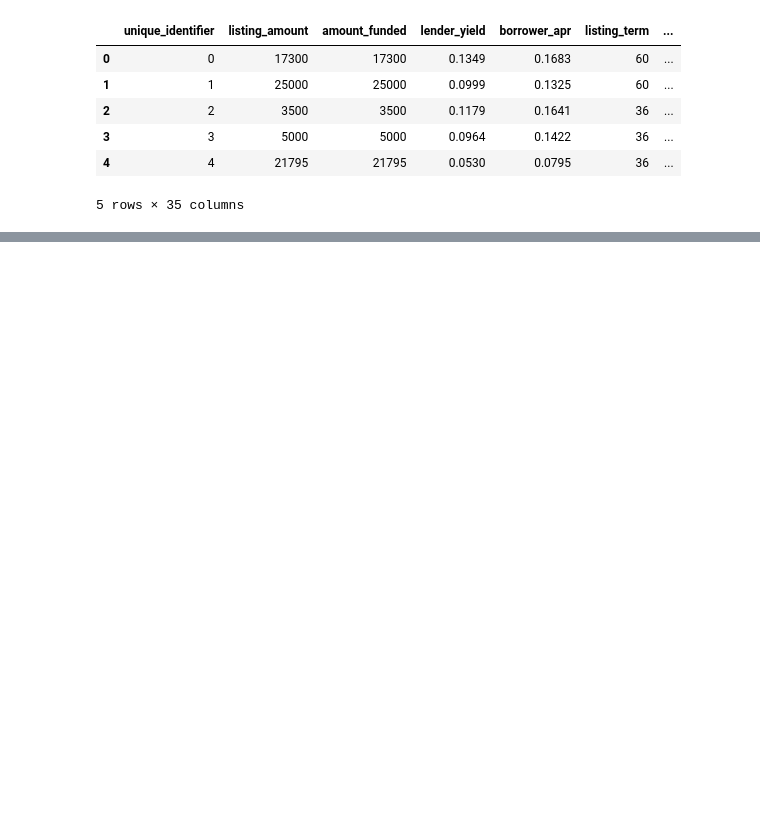
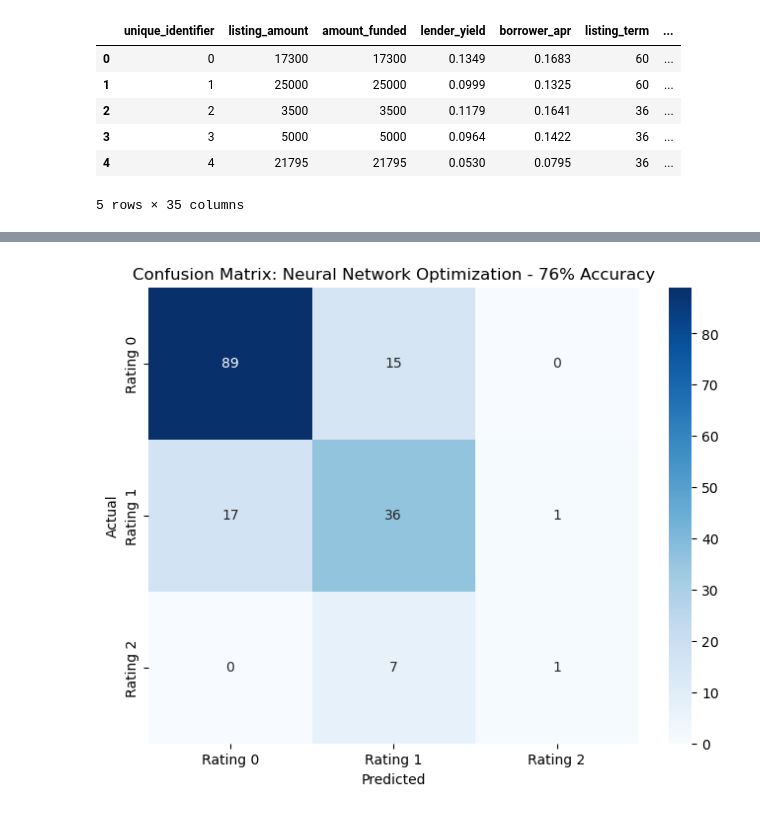
Before and after one commit to Psamaniego001/Health_Care_Diabetes, a Jupyter notebook: Neural Network Model_MadS.ipynb, the cells around one changed output, grey strips where cells are left out. Drawn from its saved outputs; the diff is of its cells as text; code cells hidden in the pictures; blank space fills up the shorter version.

```diff
--- a/Neural Network Model_MadS.ipynb
+++ b/Neural Network Model_MadS.ipynb
@@ -148,0 +188,6 @@ plt.show()
+# %%
+# Compile the model
+nn_2.compile(loss='sparse_categorical_crossentropy', optimizer='adam', metrics=['accuracy'])
+
+# Train the model
+fit_model = nn_2.fit(X_train, y_train, epochs=100)
@@ -148,0 +213,8 @@ plt.show()
+# %%
+# Use the trained model to make predictions (testing data)
+y_pred_probabilities = nn_2.predict(X_test)
+
+y_pred = np.argmax(y_pred_probabilities, axis=1)
+
+accuracy = accuracy_score(y_pred, y_test)
+accuracy
@@ -148,0 +224,16 @@ plt.show()
+# %%
+# Compute confusion matrix
+cm = confusion_matrix(y_test, y_pred)
+
+# Plot confusion matrix as a heatmap
+plt.figure(figsize=(8, 6))
+sns.heatmap(cm, annot=True, fmt='d', cmap='Blues',
+            xticklabels=['Rating 0', 'Rating 1', 'Rating 2'],
+            yticklabels=['Rating 0', 'Rating 1', 'Rating 2'])
+plt.xlabel('Predicted')
+plt.ylabel('Actual')
+plt.title('Confusion Matrix: Neural Network Optimization - 76% Accuracy')
+plt.savefig("Confusion Matrix Neural Network Optimization.png")
+plt.show()
+# %% [output]
+[figure, added]
```
Also changed, not shown: parts of 15 cells of this notebook, 2 other files.
